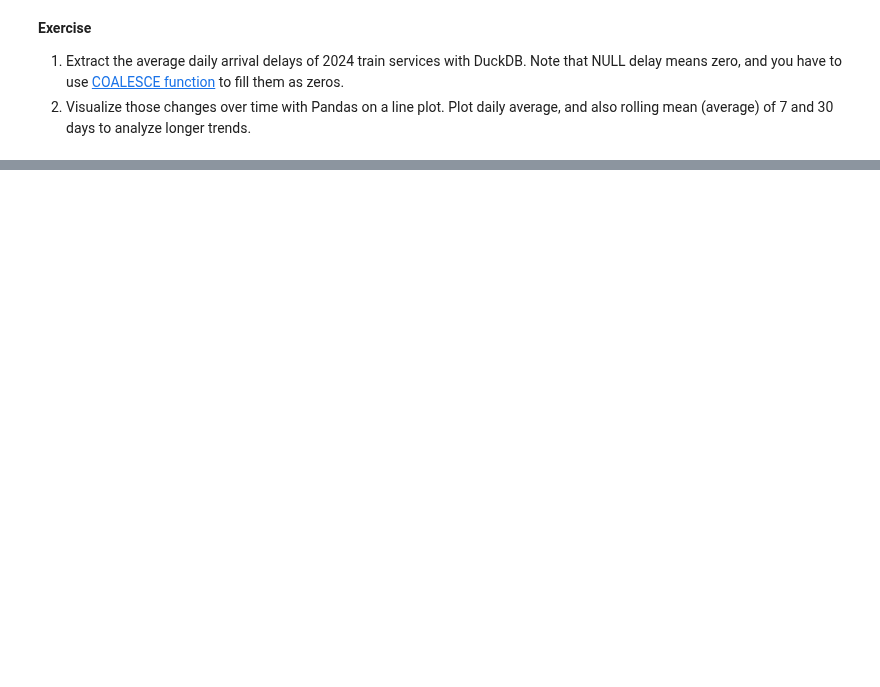
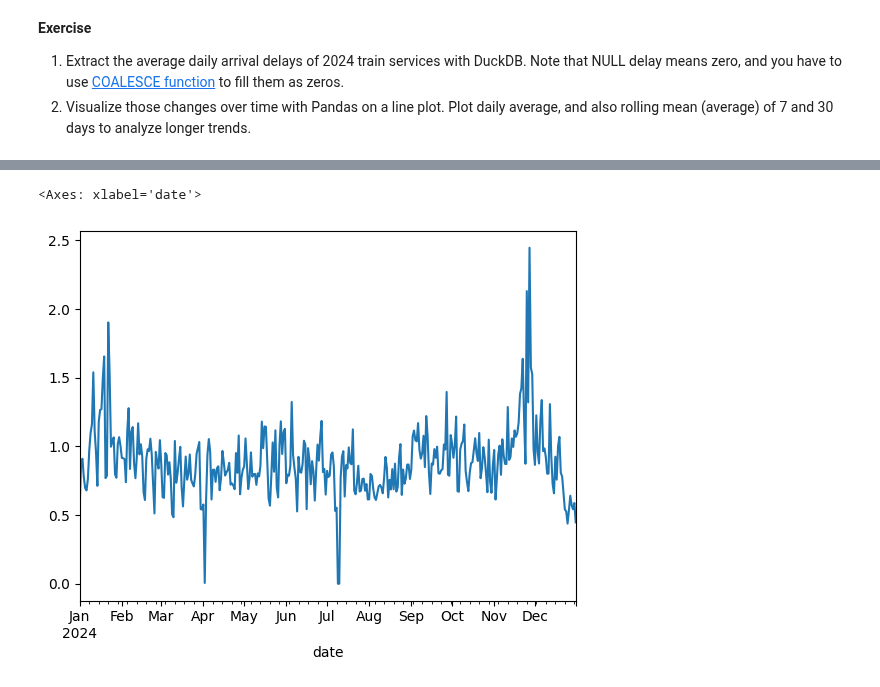
Before and after one commit to mateuszlampert/mlops-course, a Jupyter notebook: lab2/notebook_02_duckdb.ipynb, the cells around one changed output, grey strips where cells are left out. Drawn from its saved outputs; the diff is of its cells as text; code cells hidden in the pictures; blank space fills up the shorter version.

```diff
--- a/lab2/notebook_02_duckdb.ipynb
+++ b/lab2/notebook_02_duckdb.ipynb
@@ -262,0 +708,11 @@ df_disruptions_statistics.plot.barh(x="cause", y="cause_frequency")
+# %%
+# exercise 1 - avg daily arrival delays
+
+avg_daily_arrival_delays = duckdb.sql("""
+SELECT "Service:Date" as date, AVG(COALESCE("Stop:Arrival delay", 0)) as avg_arrival_delay
+FROM "data/services-2024.csv"
+GROUP BY "Service:Date"
+ORDER BY "Service:Date"
+""")
+
+avg_daily_arrival_delays
@@ -262,0 +737,8 @@ df_disruptions_statistics.plot.barh(x="cause", y="cause_frequency")
+# %%
+# exercise 2 - vis
+avg_daily_arrival_delays_df = avg_daily_arrival_delays.df().set_index("date")
+
+avg_daily_arrival_delays_df["avg_arrival_delay"].plot()
+# %% [output]
+<Axes: xlabel='date'>
+[figure, added]
```
Also changed, not shown: parts of 36 cells of this notebook, 3 other files.
